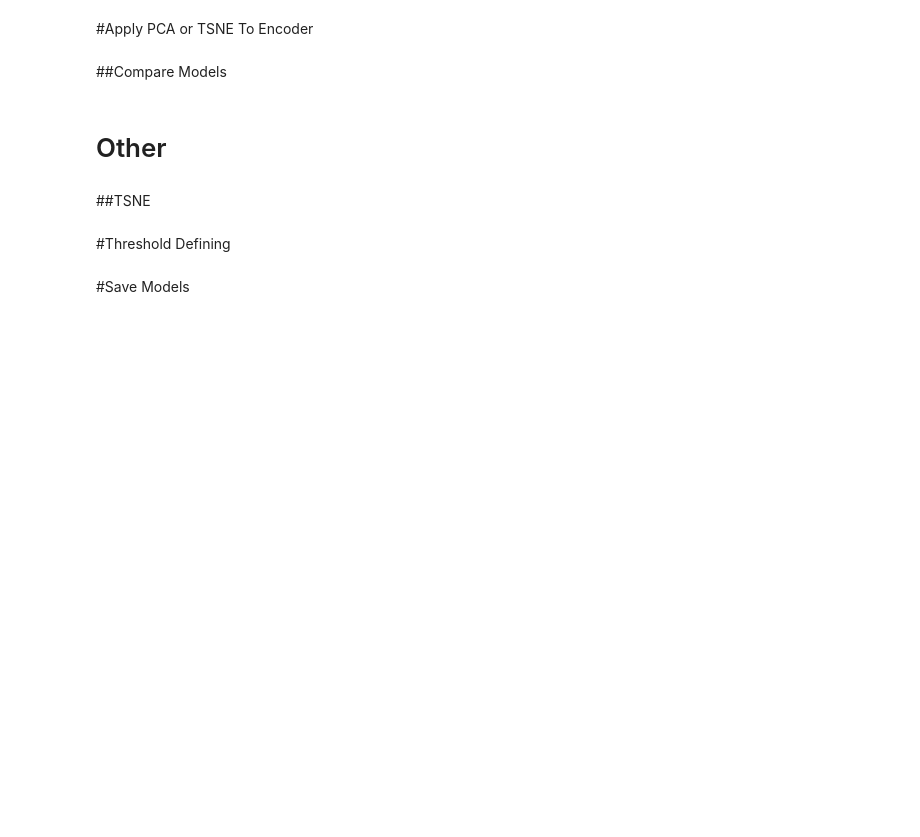
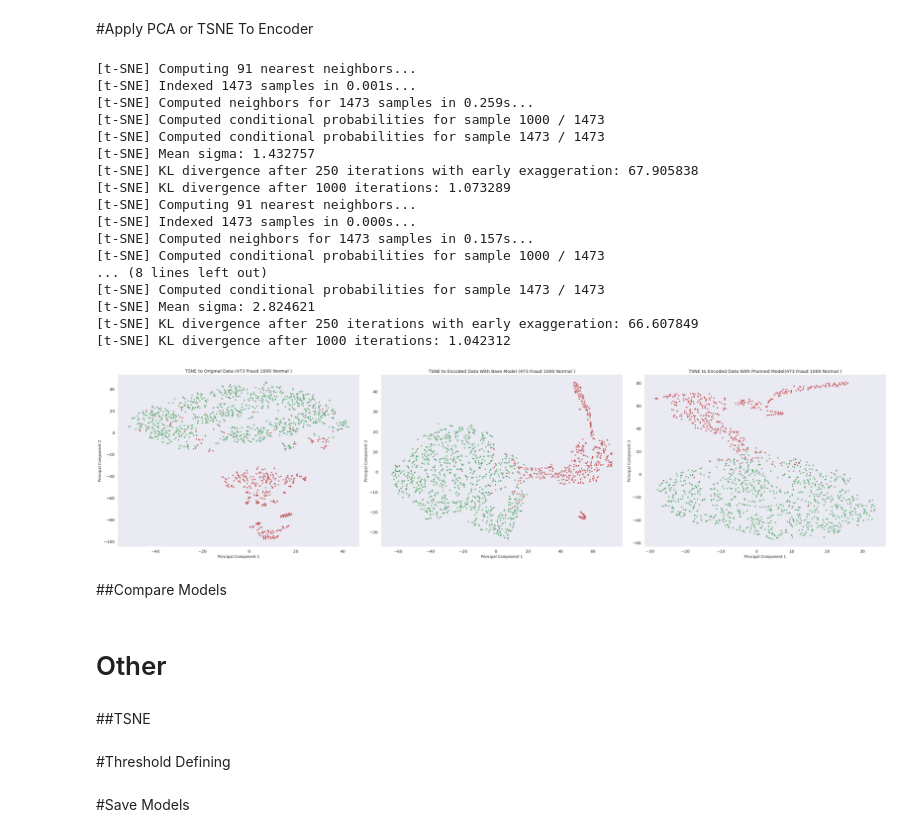
Before and after one commit to faikozcan/MLFraud, a Jupyter notebook: CreditCardFraudDetection_European_cardholders.ipynb, the cells around one changed output. Saved outputs shown, nothing was run; the diff lists cells and outputs as text; code cells hidden in the pictures; blank space fills up the shorter version.

```diff
--- a/CreditCardFraudDetection_European_cardholders.ipynb
+++ b/CreditCardFraudDetection_European_cardholders.ipynb
@@ -1282,6 +1283,6 @@ Standart Deviation Results
 # %%
-modelfoldNumber=2
-loadName=F"sae_inSize155_batchSize_100_PE_True_64_3216_8_LD_18_epochs_15_gn005_Fold_{modelfoldNumber}"
+modelfoldNumber=3
+loadName=F"sae_inSize155_batchSize_100_PE_True_64_3216_8_LD_18_epochs_20_gn005_rs_16_Fold_{modelfoldNumber}"
 k=tf.keras.models.load_model(F'{saveToFolder}/{loadName}/BaseModel')
 def pruneModel(modelP,threshold):
   arr=[]
@@ -1297,7 +1298,7 @@ def pruneModel(modelP,threshold):
             std=np.array(weights).std()
             for i in range(weights.shape[0]):
               for j in range(weights.shape[1]):
-                if (abs(weights[i][j])<=threshold):
+                if (abs(weights[i][j])<=threshold and weights[i][j]!=0):
                       weights[i][j]=0
                       xName=innerModel.name + '_dense_' +str(layerNumber)
                       arr.append([xName,i,j])
@@ -1312,6 +1313,6 @@ while threshold<0.20:
   resultList.append(r['F1'].item()[0])
   print(threshold)
   print(r['F1'].item()[0])
-  threshold=threshold+0.01
+  threshold=threshold+0.02
 print(resultList)
 # %% [output]
@@ -1469,10 +1489,10 @@ for modelLayer in m.Model.layers:
 # %%
 from pyparsing.core import MatchFirst
 
-modelfoldNumber=0
-retrainEpochs=1
+modelfoldNumber=2
+retrainEpochs=5
 
-loadName=F"sae_inSize155_batchSize_100_PE_True_64_3216_8_LD_18_epochs_15_gn005_Fold_{modelfoldNumber}"
+loadName=F"sae_inSize155_batchSize_100_PE_True_64_3216_8_LD_18_epochs_20_gn005_rs_16_Fold_{modelfoldNumber}"
 
 mFirst=None
 mSecond=None
@@ -1488,7 +1508,7 @@ reTrainAndSave=True
 
 
 def pruneCondition(mean,std,weight):
-   if ( abs(weight) < 0.09):
+   if ( abs(weight) < 0.06):
      return True;
   # if (weight > mean+2*std or weight<mean-2*std):
   #   return True;
@@ -2080,9 +2151,9 @@ r=np.random.RandomState(_randomState)
 method='TSNE'
 dim=2
 
-loadName="sae_OS_0_PE_True_16_8_LD_10_epochs_50_Fold_0"
-loadedModelPrunned=tf.keras.models.load_model(F'{saveToFolder}/{loadName}/SemiSupervisedAEWithClassifier_UnionPrunning')
-loadedModelBase=tf.keras.models.load_model(F'{saveToFolder}/{loadName}/SemiSupervisedAEWithClassifier')
+loadName="sae_inSize155_batchSize_100_PE_True_64_3216_8_LD_18_epochs_20_gn005_duplicated_rs_16_Fold_3"
+loadedModelPrunned=tf.keras.models.load_model(F'{saveToFolder}/{loadName}/FirstPrunningBeforeTraining')
+loadedModelBase=tf.keras.models.load_model(F'{saveToFolder}/{loadName}/BaseModel')
 
 for modelLayer in loadedModelPrunned.layers:
   if(modelLayer.name=='encoder'):
@@ -2095,7 +2166,7 @@ for modelLayer in loadedModelBase.layers:
 indices = np.where(dataY==0)
 dataX = np.array(dataX)
 
-normalIndexes = r.choice(indices[0], size=473, replace=False)
+normalIndexes = r.choice(indices[0], size=1000, replace=False)
 
 indices = np.where(dataY==1)
 frdIndexes =r.choice(indices[0], size=473, replace=False)
@@ -2130,33 +2201,52 @@ if (method=='PCA'):
   captionO = 'PCA to Original Data (', len(frdIndexes), ' Fraud' , len(normalIndexes) , ' Normal ', ')'
   captionBE = 'PCA to Encoded Data With Base Model  (', len(frdIndexes), ' Fraud' , len(normalIndexes) , ' Normal ', ')'
   captionPE = 'PCA to Encoded Data With Prunned Model (', len(frdIndexes), ' Fraud' , len(normalIndexes) , ' Normal ', ')'
 
   pcax = PCA(n_components=dim, verbose=1)
   reducedOriginalData = pcax.fit_transform(xSamples)
 
   pcax = PCA(n_components=dim, verbose=1)
   reducedEncodedDataWithPrunning = pcax.fit_transform(encodedWithPrunnedXSamples)
 
 
   pcax = PCA(n_components=dim, verbose=1)
   reducedEncodedDataWithBase = pcax.fit_transform(encodedWithBaseXSamples)
 
 
 
 if(dim==2):
   fig, axes = plt.subplots(1,3,figsize=(36,9))
   Draw2DPlot(axes[0],reducedOriginalData,ySamples,captionO)
   Draw2DPlot(axes[1],reducedEncodedDataWithBase,ySamples,captionBE)
   Draw2DPlot(axes[2],reducedEncodedDataWithPrunning,ySamples,captionPE)
 
   plt.tight_layout()
 else:
   fig, axes = plt.subplots(1,3,figsize=(27,9),subplot_kw=dict(projection='3d'))
   Draw3DPlot(axes[0],reducedOriginalData,ySamples,captionO)
   Draw3DPlot(axes[1],reducedEncodedData,ySamples,captionPE)
   Draw3DPlot(axes[2],reducedEncodedData,ySamples,captionBE)
 
   plt.tight_layout()
+# %% [output]
+[t-SNE] Computing 91 nearest neighbors...
+[t-SNE] Indexed 1473 samples in 0.001s...
+[t-SNE] Computed neighbors for 1473 samples in 0.259s...
+[t-SNE] Computed conditional probabilities for sample 1000 / 1473
+[t-SNE] Computed conditional probabilities for sample 1473 / 1473
+[t-SNE] Mean sigma: 1.432757
+[t-SNE] KL divergence after 250 iterations with early exaggeration: 67.905838
+[t-SNE] KL divergence after 1000 iterations: 1.073289
+[t-SNE] Computing 91 nearest neighbors...
+[t-SNE] Indexed 1473 samples in 0.000s...
+[t-SNE] Computed neighbors for 1473 samples in 0.157s...
+[t-SNE] Computed conditional probabilities for sample 1000 / 1473
+... (8 lines left out)
+[t-SNE] Computed conditional probabilities for sample 1473 / 1473
+[t-SNE] Mean sigma: 2.824621
+[t-SNE] KL divergence after 250 iterations with early exaggeration: 66.607849
+[t-SNE] KL divergence after 1000 iterations: 1.042312
+[figure, added]
 # %%
 t,o= PrepareDataForTraining(trainX,trainY.ravel(),positionalEncoding=True)
 rep_x=restoredMmodel.predict(t)
```
Also changed, not shown: parts of 25 cells of this notebook.
